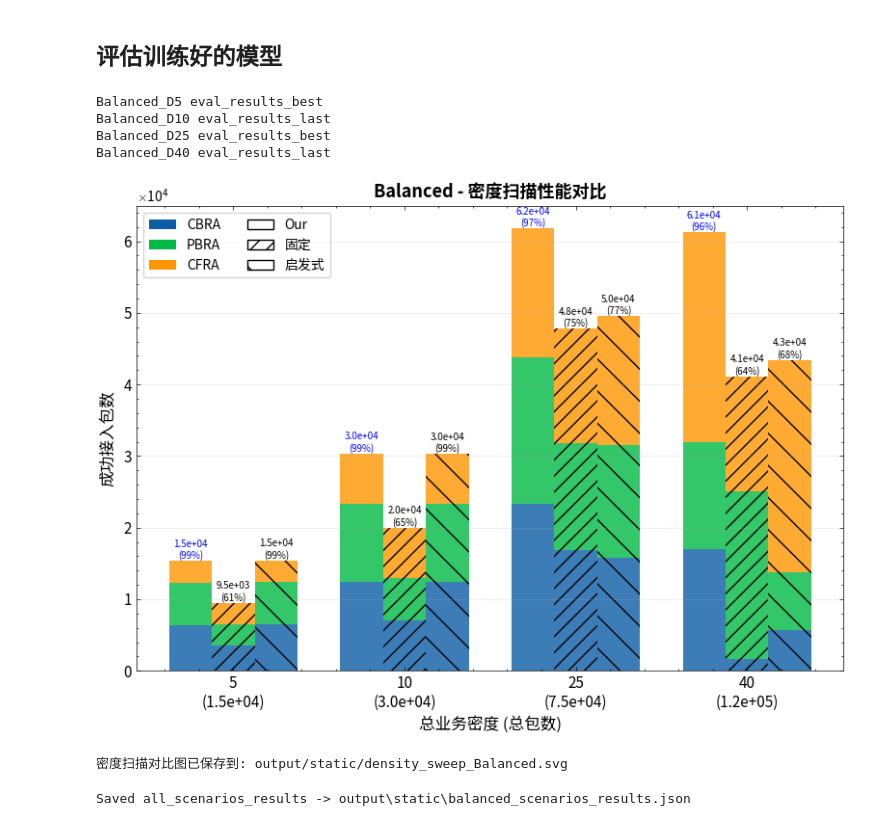
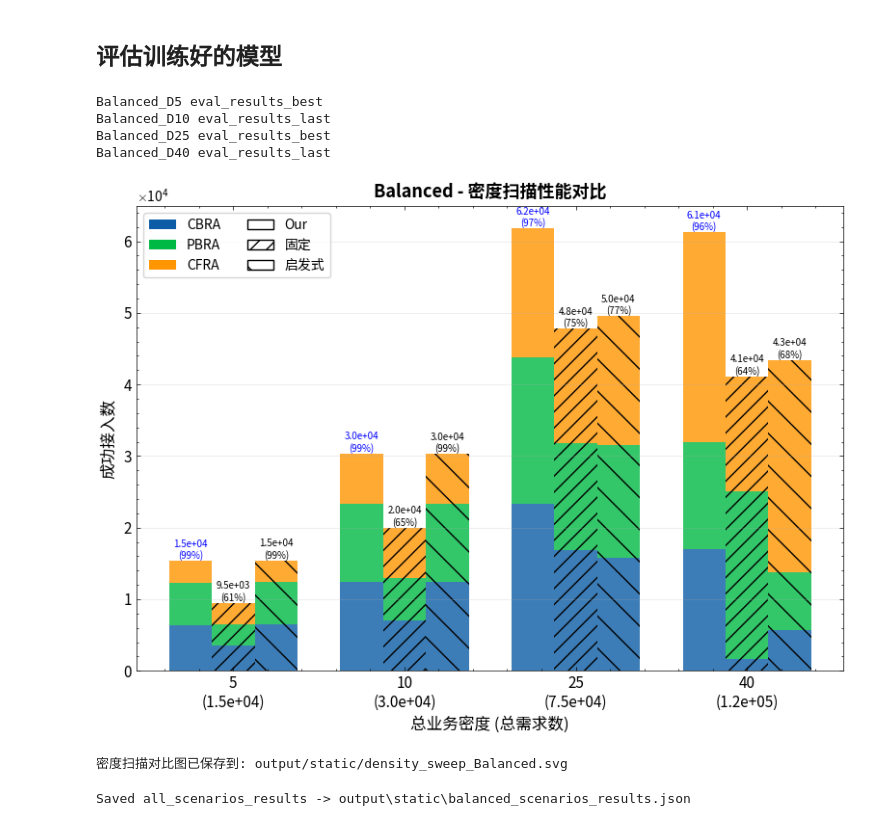
Before and after one commit to AnnLIU15/hppo-mac, a Jupyter notebook: static_density_sweep_Balanced.ipynb, the cells around one changed output. Saved outputs shown, nothing was run; the diff lists cells and outputs as text; code cells hidden in the pictures.

```diff
--- a/static_density_sweep_Balanced.ipynb
+++ b/static_density_sweep_Balanced.ipynb
@@ -558,8 +561,8 @@ def plot_density_sweep_results():
                 ax.text(i + width, heuristic_total[i], f'{heuristic_total[i]:.1e}\n({theo_rate:.0f}%)',
                        ha='center', va='bottom', fontsize=7)
 
-        ax.set_xlabel('总业务密度 (总包数)', fontsize=12)
-        ax.set_ylabel('成功接入包数', fontsize=12)
+        ax.set_xlabel('总业务密度 (总需求数)', fontsize=12)
+        ax.set_ylabel('成功接入数', fontsize=12)
         ax.set_title(f'{mix_name} - 密度扫描性能对比', fontsize=13, fontweight='bold')
         ax.set_xticks(x)
         # 横轴标签添加总包数信息
@@ -569,34 +572,34 @@ def plot_density_sweep_results():
 
         # 添加图例
         from matplotlib.patches import Patch
         legend_elements = [
             Patch(facecolor='C0', label='CBRA'),
             Patch(facecolor='C1', label='PBRA'),
             Patch(facecolor='C2', label='CFRA'),
             Patch(facecolor='white', edgecolor='black', label='Our'),
             Patch(facecolor='white', edgecolor='black', hatch='//', label='固定'),
             Patch(facecolor='white', edgecolor='black', hatch='\\', label='启发式'),
         ]
         ax.legend(handles=legend_elements, fontsize=10, frameon=True, loc='upper left', ncol=2)
 
         ax.tick_params(labelsize=11)
         ax.ticklabel_format(style='scientific', axis='y', scilimits=(0,0))
         ax.grid(True, alpha=0.3, axis='y')
 
     plt.tight_layout()
     os.makedirs("output/static", exist_ok=True)
     plt.savefig("output/static/density_sweep_Balanced.svg", bbox_inches='tight', dpi=300)
     plt.show()
     print("密度扫描对比图已保存到: output/static/density_sweep_Balanced.svg")
 
 # 绘制结果
 plot_density_sweep_results()
 # %% [output]
 Balanced_D5 eval_results_best
 Balanced_D10 eval_results_last
 Balanced_D25 eval_results_best
 Balanced_D40 eval_results_last
-[figure, old version]
+[figure, new version]
 密度扫描对比图已保存到: output/static/density_sweep_Balanced.svg
 # %%
 import os
```
Also changed, not shown: parts of 1 cell of this notebook, 6 other files.
